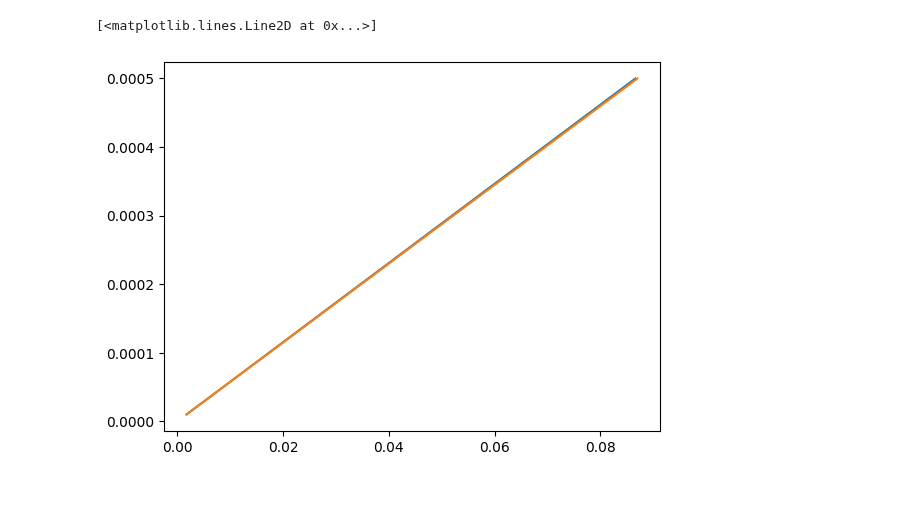
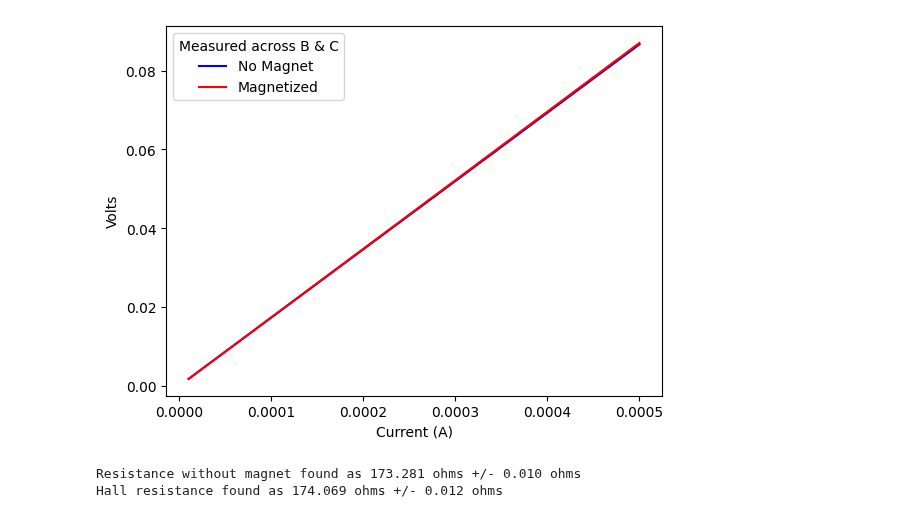
Before and after one commit to maraMaraschino/Adv-Lab, a Jupyter notebook: Hall Effect/hall_effect.ipynb, the cells around one changed output. Saved outputs shown, nothing was run; the diff lists cells and outputs as text; code cells hidden in the pictures.

Commit message:
plotted hall effect data

```diff
--- a/Hall Effect/hall_effect.ipynb
+++ b/Hall Effect/hall_effect.ipynb
@@ -44,13 +1,43 @@ plt.plot(run12_volts, run12_current)
-# %%
-run4_no_mag = pd.read_csv('Data/BrRbRUN4.csv', skiprows=8, index_col=0)
-run4_no_mag_current = run4_no_mag.iloc[:,13]
-run4_no_mag_volts = run4_no_mag.iloc[:,0]
-plt.plot(run1_no_mag_volts, run1_no_mag_current)
-
-run9_mag = pd.read_csv('Data/BrRbRUN9.csv', skiprows=8, index_col=0)
-run9_current = run9_mag.iloc[:,13]
-run9_volts = run9_mag.iloc[:,0]
-plt.plot(run12_volts, run12_current)
-# %% [output]
-[<matplotlib.lines.Line2D at 0x...>]
-[figure, removed]
+# %%
+import numpy as np
+import pandas as pd
+import matplotlib.pyplot as plt
+from scipy.optimize import curve_fit
+
+def linear_equation(m, x, b):
+    return (m*x) + b
+
+def find_resistance(current_data, voltage_data):
+    # R = V/I
+    popt, pcov = curve_fit(linear_equation, current_data, voltage_data)
+    resistance, intercept = popt
+    resistance_sigma, intercept_sigma = np.sqrt(np.diag(pcov))
+    return resistance, resistance_sigma
+
+def load_and_plot(no_magnet, magnet, B, R):
+    no_magnet_run = pd.read_csv(f'{no_magnet}', skiprows=8, index_col=0)
+    no_magnet_current = no_magnet_run.iloc[:,13]
+    no_magnet_volts = no_magnet_run.iloc[:,0]
+    plt.plot(no_magnet_current, no_magnet_volts, color='blue', label='No Magnet')
+
+    magnet_run = pd.read_csv(f'{magnet}', skiprows=8, index_col=0)
+    magnet_current = magnet_run.iloc[:,13]
+    magnet_volts = magnet_run.iloc[:,0]
+    plt.plot(magnet_current, magnet_volts, color='red', label='Magnetized')
+
+    plt.xlabel('Current (A)')
+    plt.ylabel('Volts')
+    plt.legend(title=f"Measured across {B} & {R}")
+    plt.show()
+
+    resistance, resistance_sigma = find_resistance(no_magnet_current, no_magnet_volts)
+    print(f'Resistance without magnet found as {resistance:.3f} ohms +/- {resistance_sigma:.3f} ohms')
+
+    hall_resistance, hall_resistance_sigma = find_resistance(magnet_current, magnet_volts)
+    print(f'Hall resistance found as {hall_resistance:.3f} ohms +/- {hall_resistance_sigma:.3f} ohms')
+# %%
+load_and_plot('Data/BbRcRUN1.csv', 'Data/BbRcRUN12.csv', 'B', 'C')
+# %% [output]
+[figure, added]
+Resistance without magnet found as 173.281 ohms +/- 0.010 ohms
+Hall resistance found as 174.069 ohms +/- 0.012 ohms
```
Also changed, not shown: parts of 9 cells of this notebook.
